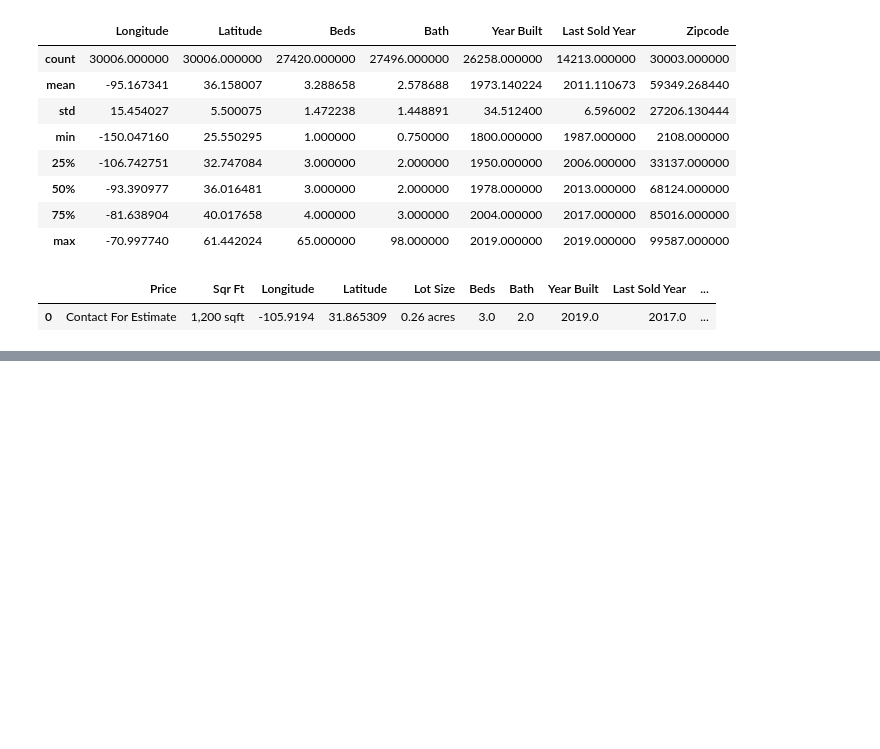
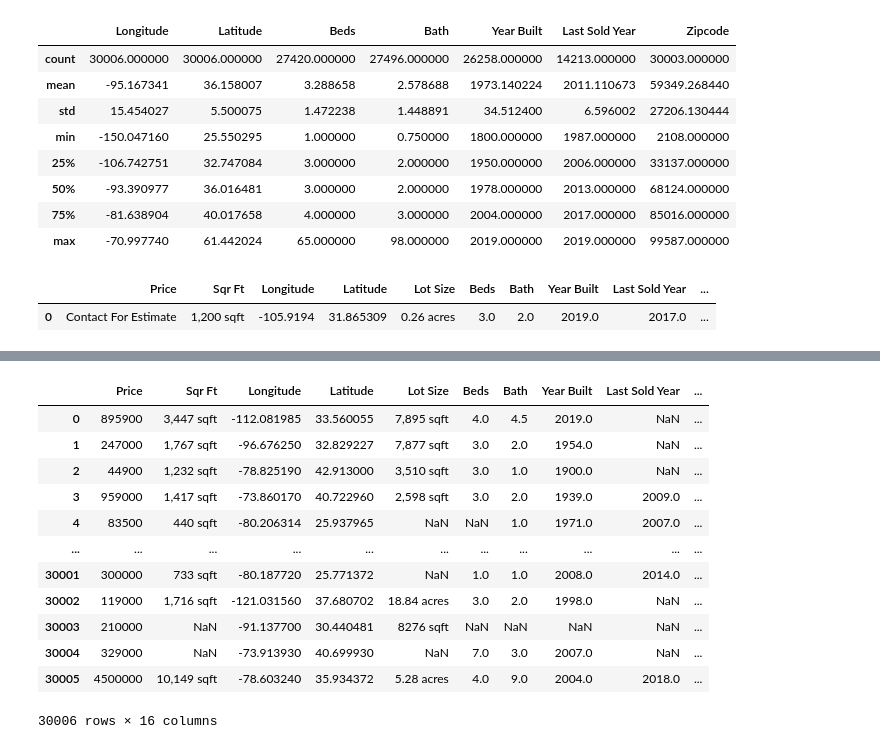
Before and after one commit to raushan-shah/CSY2082-AS1-assignment, a Jupyter notebook: code.ipynb, the cells around one changed output, grey strips where cells are left out. Cells and saved outputs as stored; diff of their text form; code cells hidden in the pictures; blank space fills up the shorter version.

Commit message:
cleaning prices done

```diff
--- a/code.ipynb
+++ b/code.ipynb
@@ -112,0 +115,3 @@ data.mode()
+# %%
+df = data.copy()
+#preserving the original dataframe
@@ -112,0 +230,9 @@ data.mode()
+# %%
+def clean_prices(price):
+        try:
+            price = str(price).replace("$","").replace(",","").replace("+","").strip()
+            return float(price)
+        except Exception:
+              return np.nan
+# %%
+df['price_cleaned'] = df.Price.apply(clean_prices)
@@ -112,0 +251,16 @@ data.mode()
+# %%
+df
+# %% [output]
+|  | Price | Sqr Ft | Longitude | Latitude | Lot Size | Beds | Bath | Year Built | Last Sold Year | ... |
+| 0 | 895900 | 3,447 sqft | -112.081985 | 33.560055 | 7,895 sqft | 4.0 | 4.5 | 2019.0 | NaN | ... |
+| 1 | 247000 | 1,767 sqft | -96.676250 | 32.829227 | 7,877 sqft | 3.0 | 2.0 | 1954.0 | NaN | ... |
+| 2 | 44900 | 1,232 sqft | -78.825190 | 42.913000 | 3,510 sqft | 3.0 | 1.0 | 1900.0 | NaN | ... |
+| 3 | 959000 | 1,417 sqft | -73.860170 | 40.722960 | 2,598 sqft | 3.0 | 2.0 | 1939.0 | 2009.0 | ... |
+| 4 | 83500 | 440 sqft | -80.206314 | 25.937965 | NaN | NaN | 1.0 | 1971.0 | 2007.0 | ... |
+| ... | ... | ... | ... | ... | ... | ... | ... | ... | ... | ... |
+| 30001 | 300000 | 733 sqft | -80.187720 | 25.771372 | NaN | 1.0 | 1.0 | 2008.0 | 2014.0 | ... |
+| 30002 | 119000 | 1,716 sqft | -121.031560 | 37.680702 | 18.84 acres | 3.0 | 2.0 | 1998.0 | NaN | ... |
+| 30003 | 210000 | NaN | -91.137700 | 30.440481 | 8276 sqft | NaN | NaN | NaN | NaN | ... |
+| 30004 | 329000 | NaN | -73.913930 | 40.699930 | NaN | 7.0 | 3.0 | 2007.0 | NaN | ... |
+| 30005 | 4500000 | 10,149 sqft | -78.603240 | 35.934372 | 5.28 acres | 4.0 | 9.0 | 2004.0 | 2018.0 | ... |
+30006 rows × 16 columns
```
Also changed, not shown: parts of 14 cells of this notebook.
